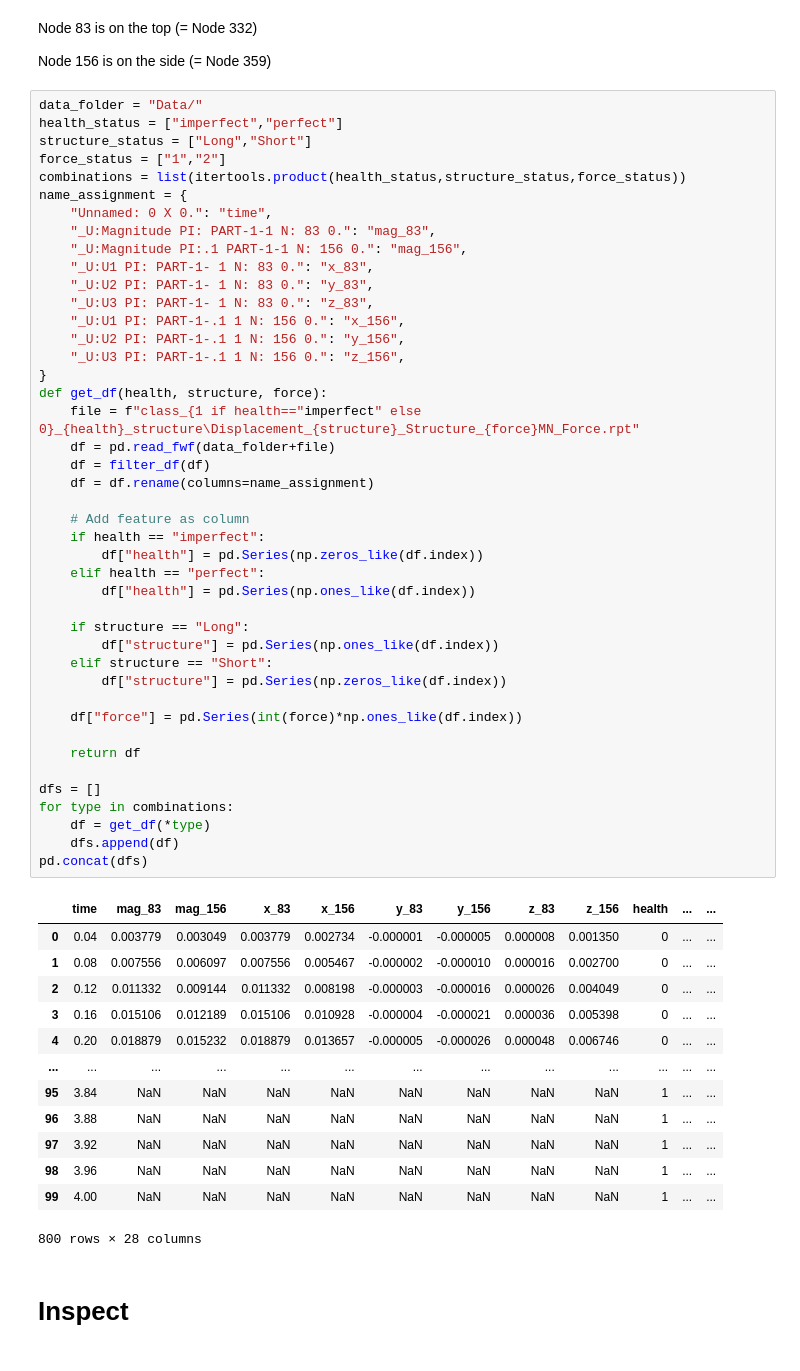
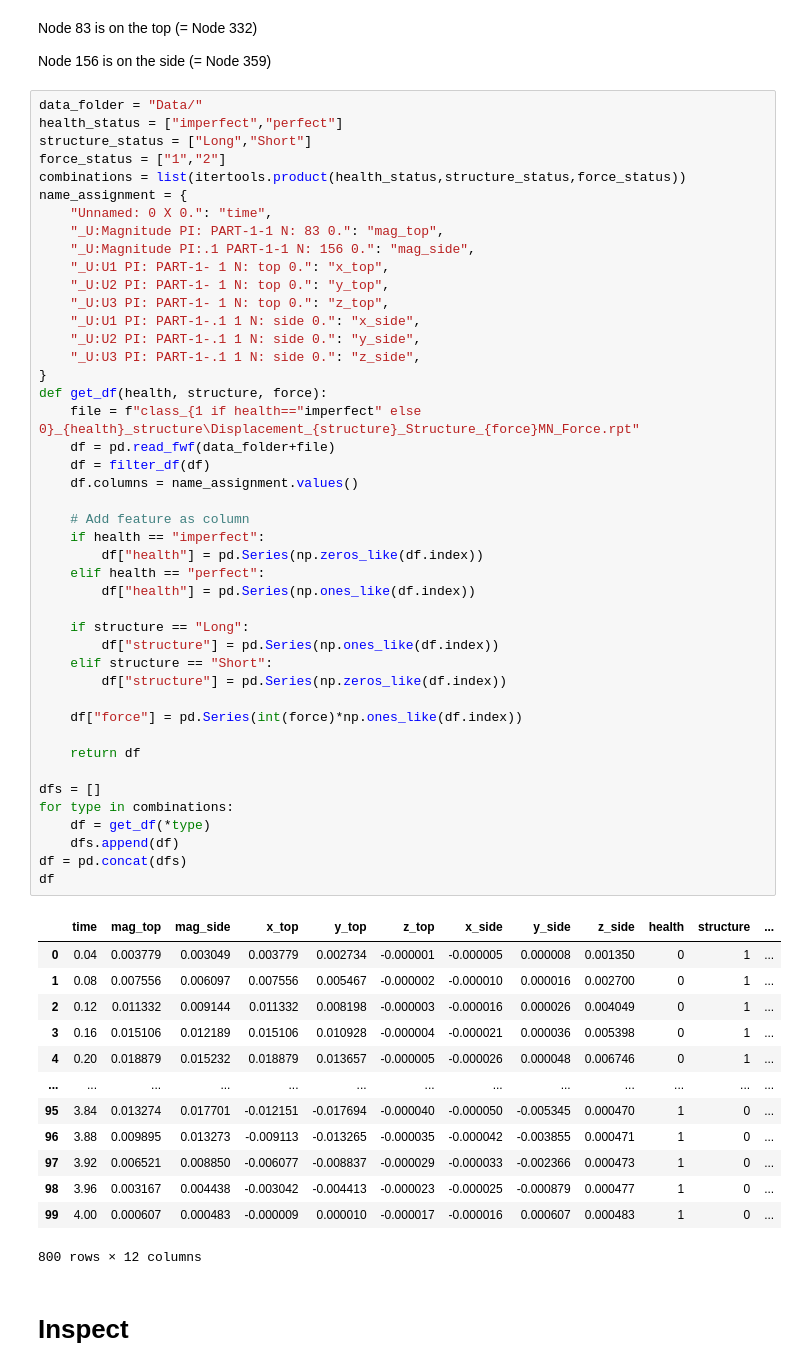
Before and after one commit to marius-ne/CIE_ProjectA_Group13, a Jupyter notebook: test.ipynb, the cells around one changed output. Saved outputs shown, nothing was run; the diff lists cells and outputs as text.

```diff
--- a/test.ipynb
+++ b/test.ipynb
@@ -22,55 +22,56 @@ structure_status = ["Long","Short"]
 force_status = ["1","2"]
 combinations = list(itertools.product(health_status,structure_status,force_status))
 name_assignment = {
     "Unnamed: 0 X 0.": "time",
-    "_U:Magnitude PI: PART-1-1 N: 83 0.": "mag_83",
-    "_U:Magnitude PI:.1 PART-1-1 N: 156 0.": "mag_156",
-    "_U:U1 PI: PART-1- 1 N: 83 0.": "x_83",
-    "_U:U2 PI: PART-1- 1 N: 83 0.": "y_83",
-    "_U:U3 PI: PART-1- 1 N: 83 0.": "z_83",
-    "_U:U1 PI: PART-1-.1 1 N: 156 0.": "x_156",
-    "_U:U2 PI: PART-1-.1 1 N: 156 0.": "y_156",
-    "_U:U3 PI: PART-1-.1 1 N: 156 0.": "z_156",
+    "_U:Magnitude PI: PART-1-1 N: 83 0.": "mag_top",
+    "_U:Magnitude PI:.1 PART-1-1 N: 156 0.": "mag_side",
+    "_U:U1 PI: PART-1- 1 N: top 0.": "x_top",
+    "_U:U2 PI: PART-1- 1 N: top 0.": "y_top",
+    "_U:U3 PI: PART-1- 1 N: top 0.": "z_top",
+    "_U:U1 PI: PART-1-.1 1 N: side 0.": "x_side",
+    "_U:U2 PI: PART-1-.1 1 N: side 0.": "y_side",
+    "_U:U3 PI: PART-1-.1 1 N: side 0.": "z_side",
 }
 def get_df(health, structure, force):
     file = f"class_{1 if health=="imperfect" else 0}_{health}_structure\Displacement_{structure}_Structure_{force}MN_Force.rpt"
     df = pd.read_fwf(data_folder+file)
     df = filter_df(df)
-    df = df.rename(columns=name_assignment)
+    df.columns = name_assignment.values()
 
     # Add feature as column
     if health == "imperfect":
         df["health"] = pd.Series(np.zeros_like(df.index))
     elif health == "perfect":
         df["health"] = pd.Series(np.ones_like(df.index))
 
     if structure == "Long":
         df["structure"] = pd.Series(np.ones_like(df.index))
     elif structure == "Short":
         df["structure"] = pd.Series(np.zeros_like(df.index))
 
     df["force"] = pd.Series(int(force)*np.ones_like(df.index))
 
     return df
 
 dfs = []
 for type in combinations:
     df = get_df(*type)
     dfs.append(df)
-pd.concat(dfs)
+df = pd.concat(dfs)
+df
 # %% [output]
-|  | time | mag_83 | mag_156 | x_83 | x_156 | y_83 | y_156 | z_83 | z_156 | health | ... | ... |
-| 0 | 0.04 | 0.003779 | 0.003049 | 0.003779 | 0.002734 | -0.000001 | -0.000005 | 0.000008 | 0.001350 | 0 | ... | ... |
-| 1 | 0.08 | 0.007556 | 0.006097 | 0.007556 | 0.005467 | -0.000002 | -0.000010 | 0.000016 | 0.002700 | 0 | ... | ... |
-| 2 | 0.12 | 0.011332 | 0.009144 | 0.011332 | 0.008198 | -0.000003 | -0.000016 | 0.000026 | 0.004049 | 0 | ... | ... |
-| 3 | 0.16 | 0.015106 | 0.012189 | 0.015106 | 0.010928 | -0.000004 | -0.000021 | 0.000036 | 0.005398 | 0 | ... | ... |
-| 4 | 0.20 | 0.018879 | 0.015232 | 0.018879 | 0.013657 | -0.000005 | -0.000026 | 0.000048 | 0.006746 | 0 | ... | ... |
+|  | time | mag_top | mag_side | x_top | y_top | z_top | x_side | y_side | z_side | health | structure | ... |
+| 0 | 0.04 | 0.003779 | 0.003049 | 0.003779 | 0.002734 | -0.000001 | -0.000005 | 0.000008 | 0.001350 | 0 | 1 | ... |
+| 1 | 0.08 | 0.007556 | 0.006097 | 0.007556 | 0.005467 | -0.000002 | -0.000010 | 0.000016 | 0.002700 | 0 | 1 | ... |
+| 2 | 0.12 | 0.011332 | 0.009144 | 0.011332 | 0.008198 | -0.000003 | -0.000016 | 0.000026 | 0.004049 | 0 | 1 | ... |
+| 3 | 0.16 | 0.015106 | 0.012189 | 0.015106 | 0.010928 | -0.000004 | -0.000021 | 0.000036 | 0.005398 | 0 | 1 | ... |
+| 4 | 0.20 | 0.018879 | 0.015232 | 0.018879 | 0.013657 | -0.000005 | -0.000026 | 0.000048 | 0.006746 | 0 | 1 | ... |
 | ... | ... | ... | ... | ... | ... | ... | ... | ... | ... | ... | ... | ... |
-| 95 | 3.84 | NaN | NaN | NaN | NaN | NaN | NaN | NaN | NaN | 1 | ... | ... |
-| 96 | 3.88 | NaN | NaN | NaN | NaN | NaN | NaN | NaN | NaN | 1 | ... | ... |
-| 97 | 3.92 | NaN | NaN | NaN | NaN | NaN | NaN | NaN | NaN | 1 | ... | ... |
-| 98 | 3.96 | NaN | NaN | NaN | NaN | NaN | NaN | NaN | NaN | 1 | ... | ... |
-| 99 | 4.00 | NaN | NaN | NaN | NaN | NaN | NaN | NaN | NaN | 1 | ... | ... |
+| 95 | 3.84 | 0.013274 | 0.017701 | -0.012151 | -0.017694 | -0.000040 | -0.000050 | -0.005345 | 0.000470 | 1 | 0 | ... |
+| 96 | 3.88 | 0.009895 | 0.013273 | -0.009113 | -0.013265 | -0.000035 | -0.000042 | -0.003855 | 0.000471 | 1 | 0 | ... |
+| 97 | 3.92 | 0.006521 | 0.008850 | -0.006077 | -0.008837 | -0.000029 | -0.000033 | -0.002366 | 0.000473 | 1 | 0 | ... |
+| 98 | 3.96 | 0.003167 | 0.004438 | -0.003042 | -0.004413 | -0.000023 | -0.000025 | -0.000879 | 0.000477 | 1 | 0 | ... |
+| 99 | 4.00 | 0.000607 | 0.000483 | -0.000009 | 0.000010 | -0.000017 | -0.000016 | 0.000607 | 0.000483 | 1 | 0 | ... |
-800 rows × 28 columns
+800 rows × 12 columns
 # %% [markdown]
 # Inspect
```
Also changed, not shown: parts of 14 cells of this notebook.
